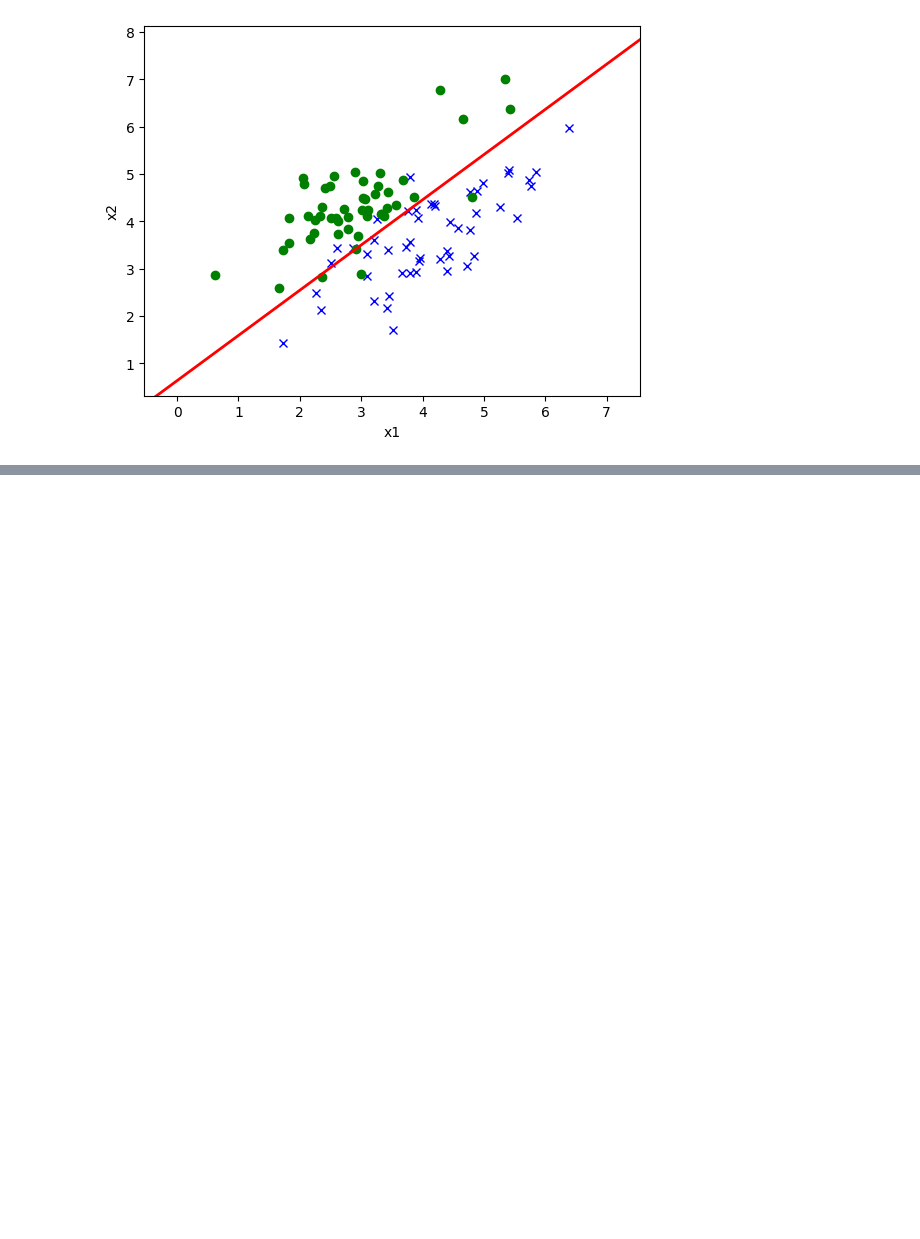
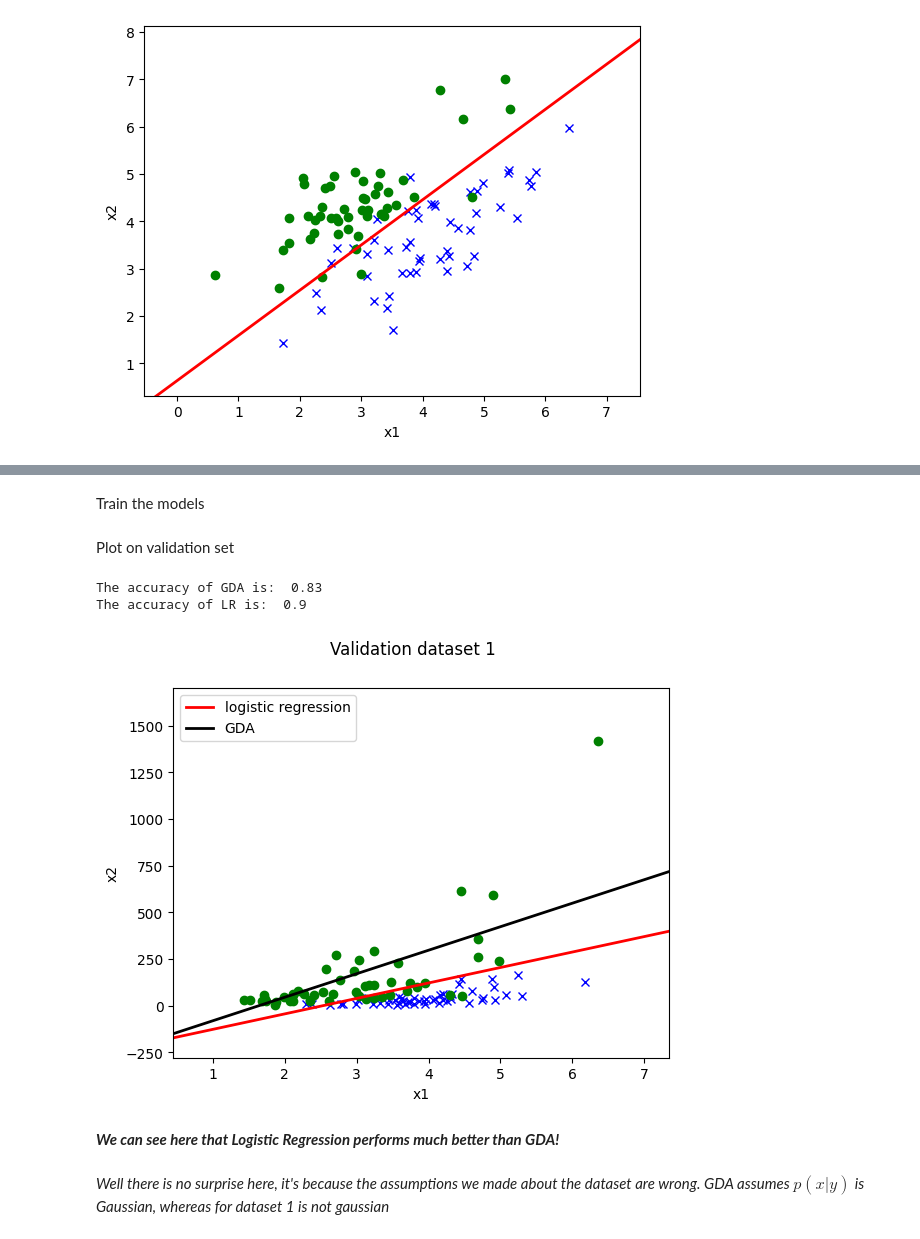
Before and after one commit to Faroukhamadi/gaussian-discriminant-analysis, a Jupyter notebook: gaussian_discriminant_analysis_notebook.ipynb, the cells around one changed output, grey strips where cells are left out. Cells and saved outputs as stored; diff of their text form; code cells hidden in the pictures; blank space fills up the shorter version.

Commit message:
add comparison in regarding dataset1

```diff
--- a/gaussian_discriminant_analysis_notebook.ipynb
+++ b/gaussian_discriminant_analysis_notebook.ipynb
@@ -92,0 +134,28 @@ The accuracy of the validation set is:  0.91
+# %%
+x_train_with_intercept, y_train_with_intercept = util.load_dataset('data/ds1_train.csv', add_intercept=True)
+x_valid_with_intercept, y_valid_with_intercept = util.load_dataset('data/ds1_valid.csv')
+
+x_train, y_train = util.load_dataset('data/ds1_train.csv', add_intercept=False)
+x_valid, y_valid = util.load_dataset('data/ds1_valid.csv', add_intercept=True)
+# %% [markdown]
+Train the models
+# %%
+lr = LogisticRegression()
+lr.fit(x_train_with_intercept, y_train_with_intercept)
+
+gda = GDA()
+gda.fit(x_train, y_train)
+# %% [markdown]
+Plot on validation set
+# %%
+plot(x_valid_with_intercept, y_valid_with_intercept, theta_1=lr.theta, theta_2=gda.theta, legend_1='logistic regression', legend_2='GDA', title='Validation dataset 1')
+print('The accuracy of GDA is: ', np.mean(gda.predict(x_valid) == y_valid))
+print('The accuracy of LR is: ', np.mean(lr.predict(x_valid) == y_valid))
+# %% [output]
+The accuracy of GDA is:  0.83
+The accuracy of LR is:  0.9
+[figure, added]
+# %% [markdown]
+***We can see here that Logistic Regression performs much better than GDA!***
+# %% [markdown]
+*Well there is no surprise here, it's because the assumptions we made about the dataset are wrong. GDA assumes $p(x|y)$ is Gaussian, whereas for dataset 1 is not gaussian*
```
Also changed, not shown: parts of 4 cells of this notebook, 1 other file.
